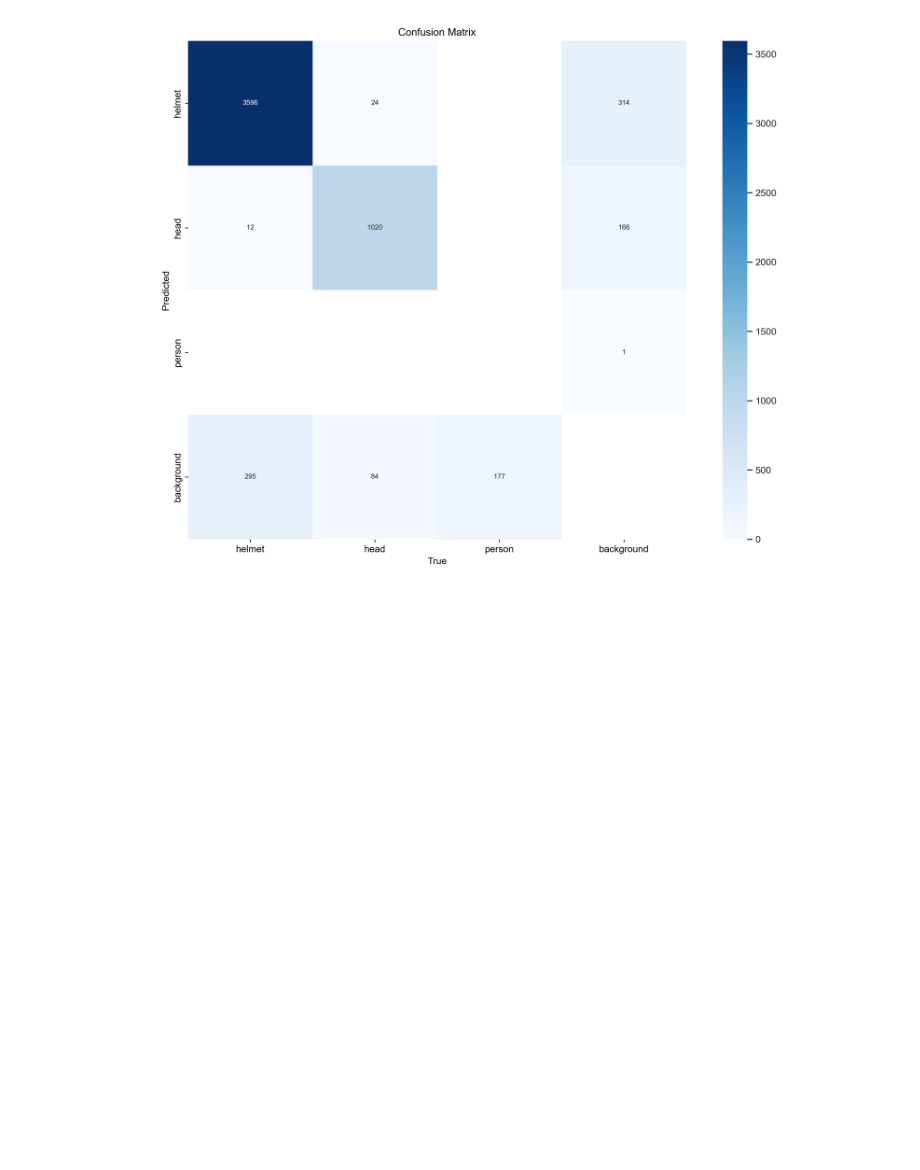
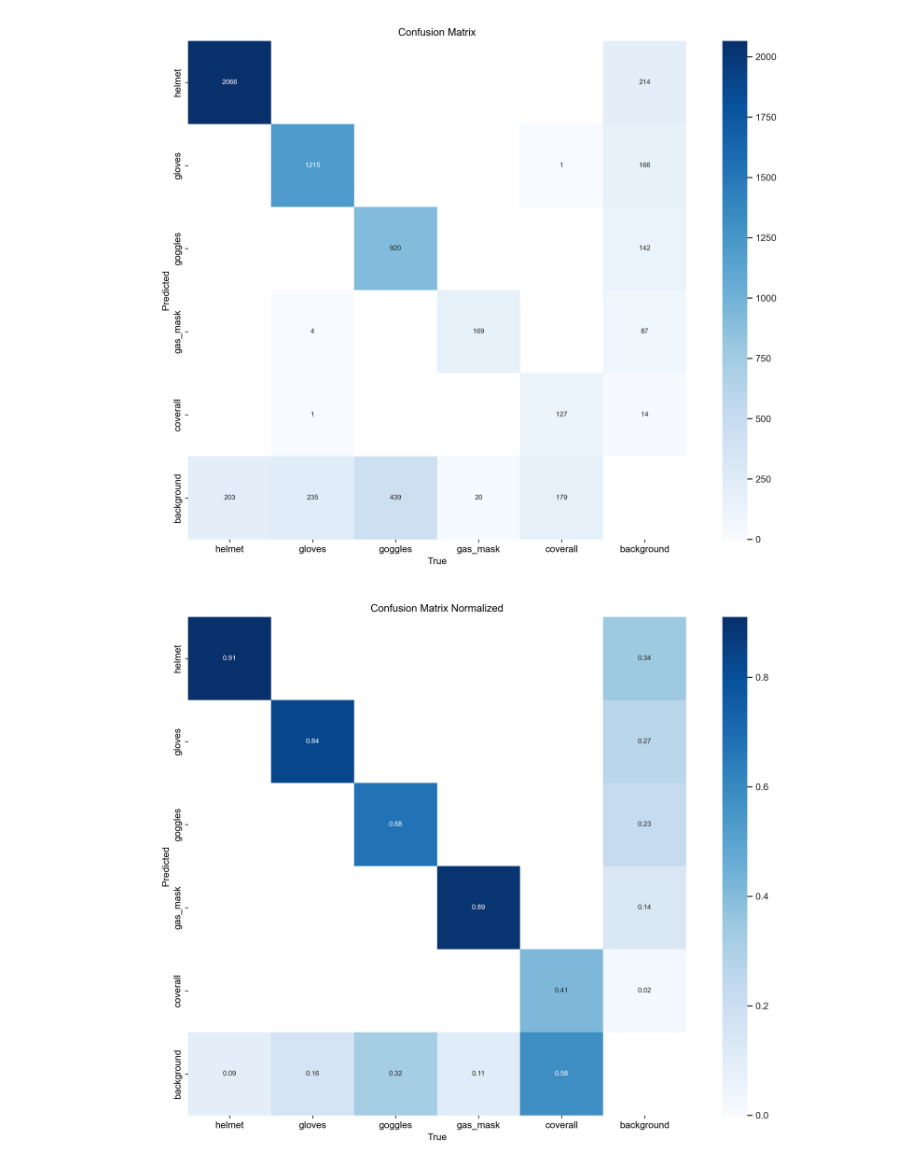
Before and after one commit to Vi4eT/ProtectionDetection, a Jupyter notebook: network.ipynb, the cells around one changed output. Saved outputs shown, nothing was run; the diff lists cells and outputs as text; code cells hidden in the pictures; blank space fills up the shorter version.

```diff
--- a/network.ipynb
+++ b/network.ipynb
@@ -115,4 +185,8 @@ Image(filename=Path.cwd() / 'runs/detect/train16/labels.jpg', width=800)
 # %%
-Image(filename=Path.cwd() / 'runs/detect/train16/confusion_matrix.png', width=800)
+Image(filename=graph / 'confusion_matrix.png', width=800)
 # %% [output]
-[figure, old version]
+[figure, new version]
+# %%
+Image(filename=graph / 'confusion_matrix_normalized.png', width=800)
+# %% [output]
+[figure, added]
```
Also changed, not shown: parts of 18 cells of this notebook, 2 other files.
